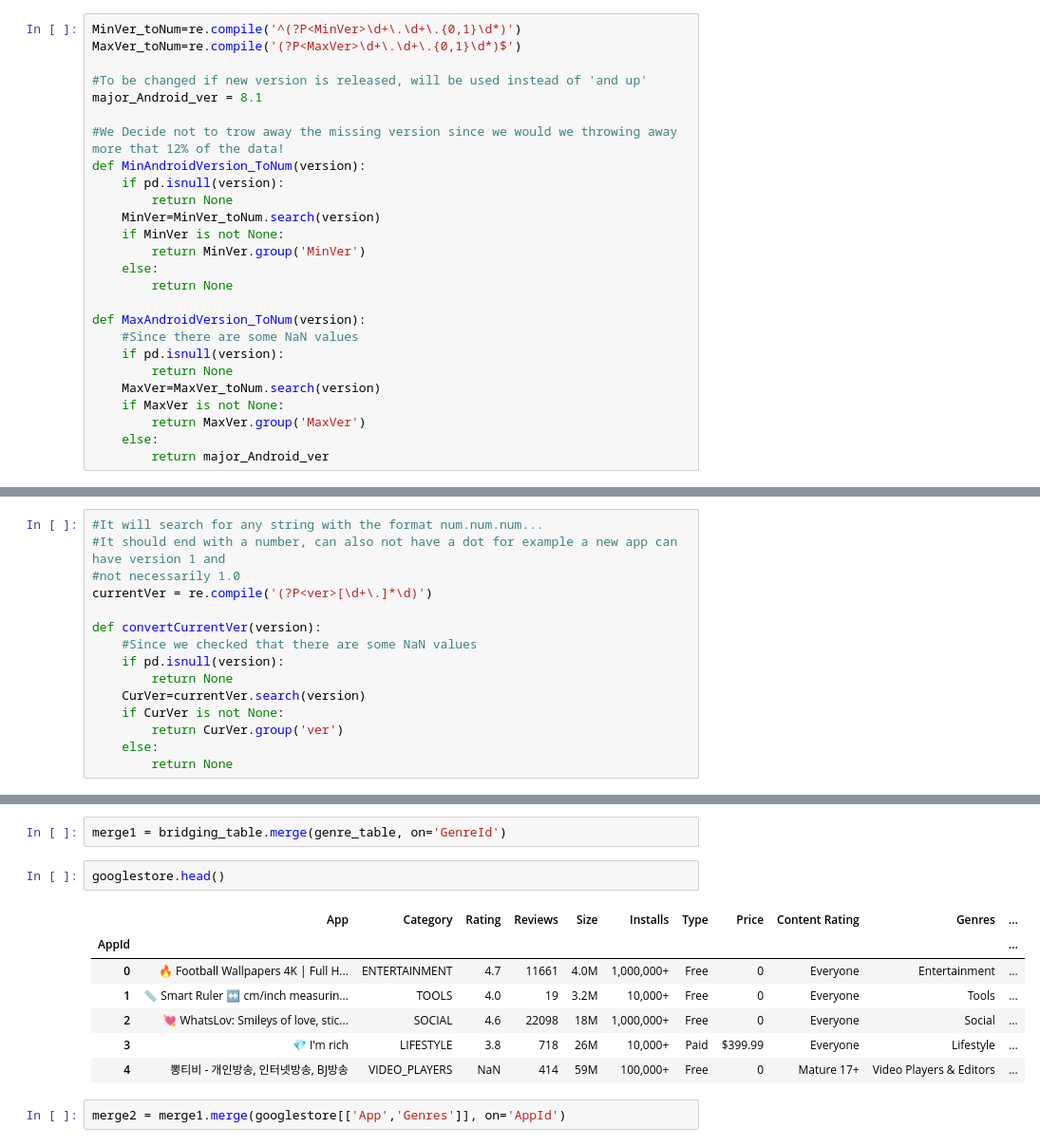
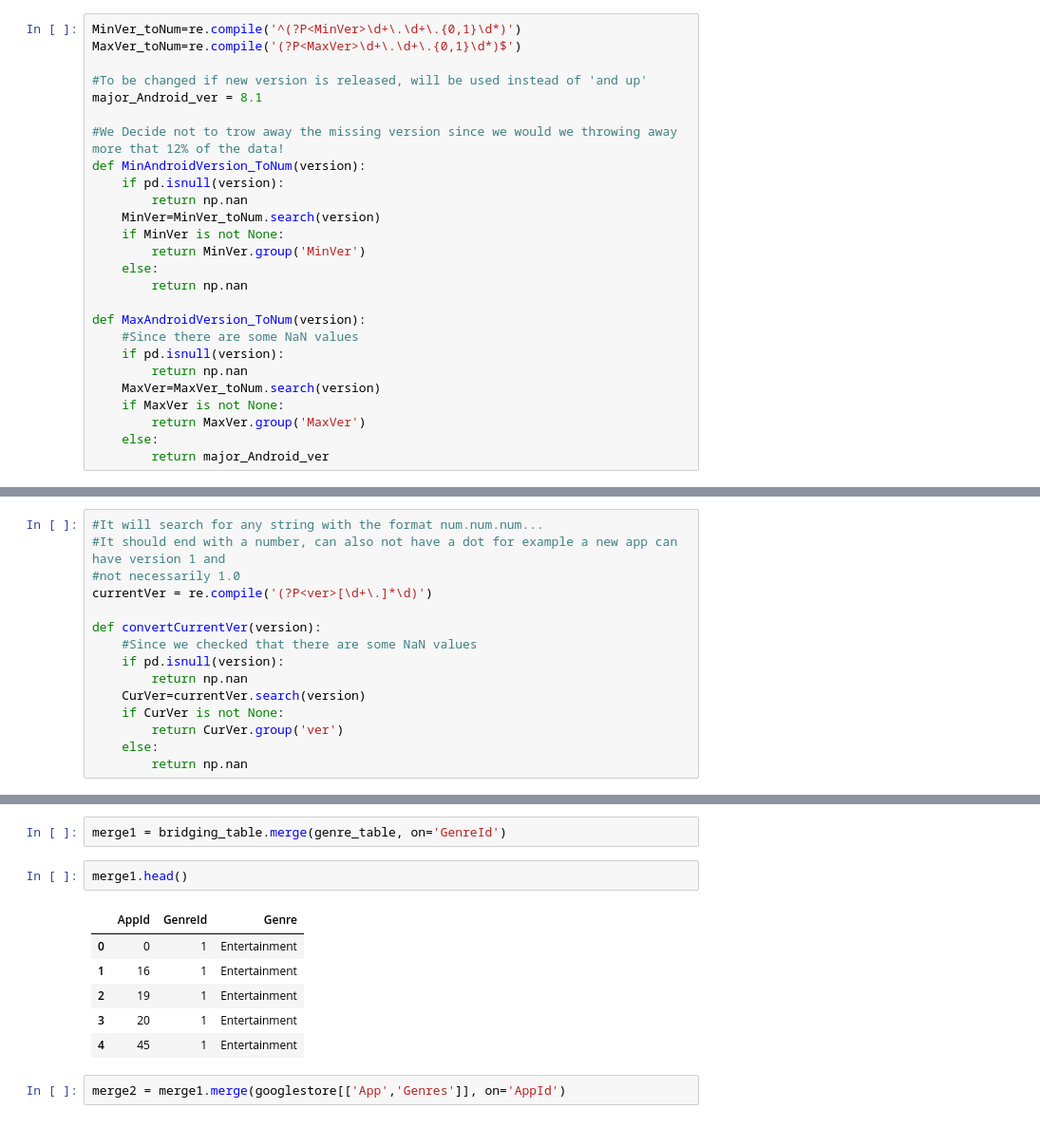
Before and after one commit to pkasela/FCS-Final_Project_846965, a Jupyter notebook: Solution_For_Exam.ipynb, the cells around one changed output, grey strips where cells are left out. Shown at 95% size. Saved outputs shown, nothing was run; the diff lists cells and outputs as text.

```diff
--- a/Solution_For_Exam.ipynb
+++ b/Solution_For_Exam.ipynb
@@ -249,17 +250,17 @@ major_Android_ver = 8.1
 #We Decide not to trow away the missing version since we would we throwing away more that 12% of the data!
 def MinAndroidVersion_ToNum(version):
     if pd.isnull(version):
-        return None
+        return np.nan
     MinVer=MinVer_toNum.search(version)
     if MinVer is not None:
         return MinVer.group('MinVer')
     else:
-        return None
+        return np.nan
 
 def MaxAndroidVersion_ToNum(version):
     #Since there are some NaN values
     if pd.isnull(version):
-        return None
+        return np.nan
     MaxVer=MaxVer_toNum.search(version)
     if MaxVer is not None:
         return MaxVer.group('MaxVer')
@@ -315,12 +316,12 @@ currentVer = re.compile('(?P<ver>[\d+\.]*\d)')
 def convertCurrentVer(version):
     #Since we checked that there are some NaN values
     if pd.isnull(version):
-        return None
+        return np.nan
     CurVer=currentVer.search(version)
     if CurVer is not None:
         return CurVer.group('ver')
     else:
-        return None
+        return np.nan
 # %%
 googlestore['CurrentVersion']=googlestore['Current Ver'].apply(convertCurrentVer)
 # %%
@@ -639,14 +640,13 @@ genre_table.reset_index(inplace=True)
 # %%
 merge1 = bridging_table.merge(genre_table, on='GenreId')
 # %%
-googlestore.head()
+merge1.head()
 # %% [output]
-|  | App | Category | Rating | Reviews | Size | Installs | Type | Price | Content Rating | Genres | ... |
-| AppId |  |  |  |  |  |  |  |  |  |  | ... |
-| 0 | 🔥 Football Wallpapers 4K | Full H... | ENTERTAINMENT | 4.7 | 11661 | 4.0M | 1,000,000+ | Free | 0 | Everyone | Entertainment | ... |
-| 1 | 📏 Smart Ruler ↔️ cm/inch measurin... | TOOLS | 4.0 | 19 | 3.2M | 10,000+ | Free | 0 | Everyone | Tools | ... |
-| 2 | 💘 WhatsLov: Smileys of love, stic... | SOCIAL | 4.6 | 22098 | 18M | 1,000,000+ | Free | 0 | Everyone | Social | ... |
-| 3 | 💎 I'm rich | LIFESTYLE | 3.8 | 718 | 26M | 10,000+ | Paid | $399.99 | Everyone | Lifestyle | ... |
-| 4 | 뽕티비 - 개인방송, 인터넷방송, BJ방송 | VIDEO_PLAYERS | NaN | 414 | 59M | 100,000+ | Free | 0 | Mature 17+ | Video Players & Editors | ... |
+|  | AppId | GenreId | Genre |
+| 0 | 0 | 1 | Entertainment |
+| 1 | 16 | 1 | Entertainment |
+| 2 | 19 | 1 | Entertainment |
+| 3 | 20 | 1 | Entertainment |
+| 4 | 45 | 1 | Entertainment |
 # %%
 merge2 = merge1.merge(googlestore[['App','Genres']], on='AppId')
```
Also changed, not shown: parts of 24 cells of this notebook.
